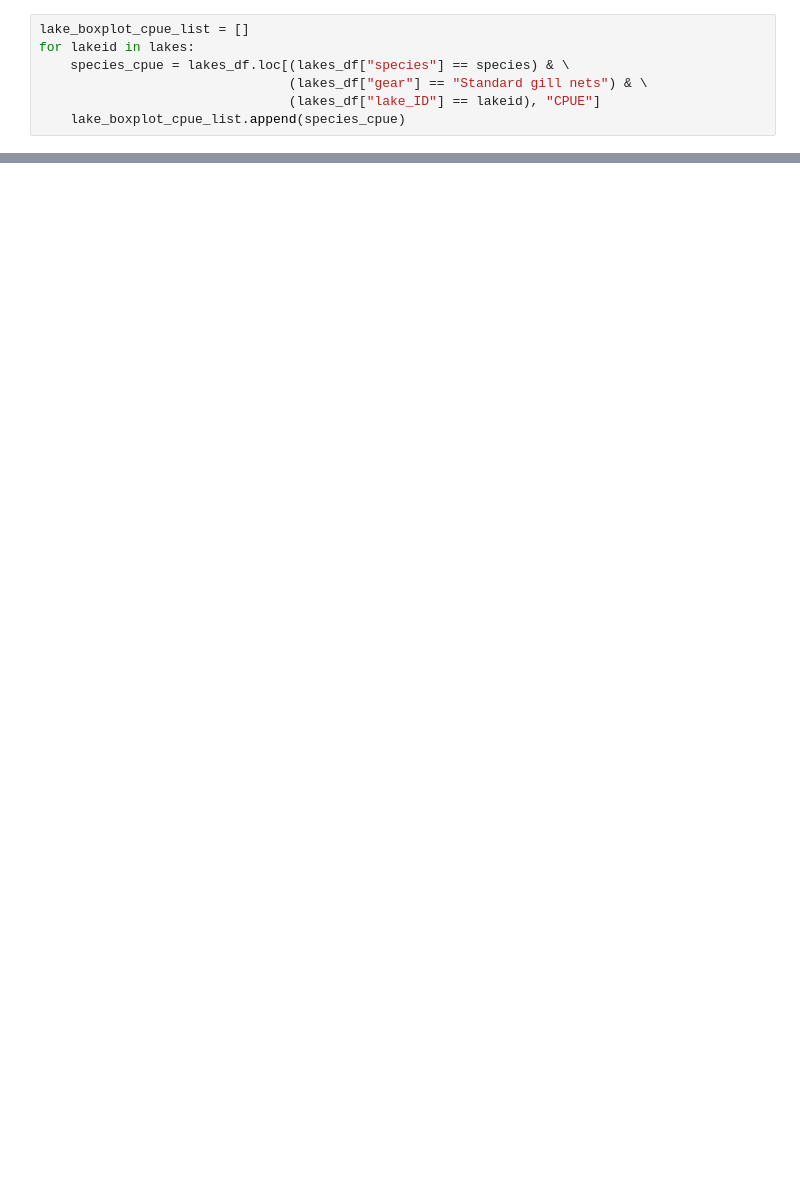
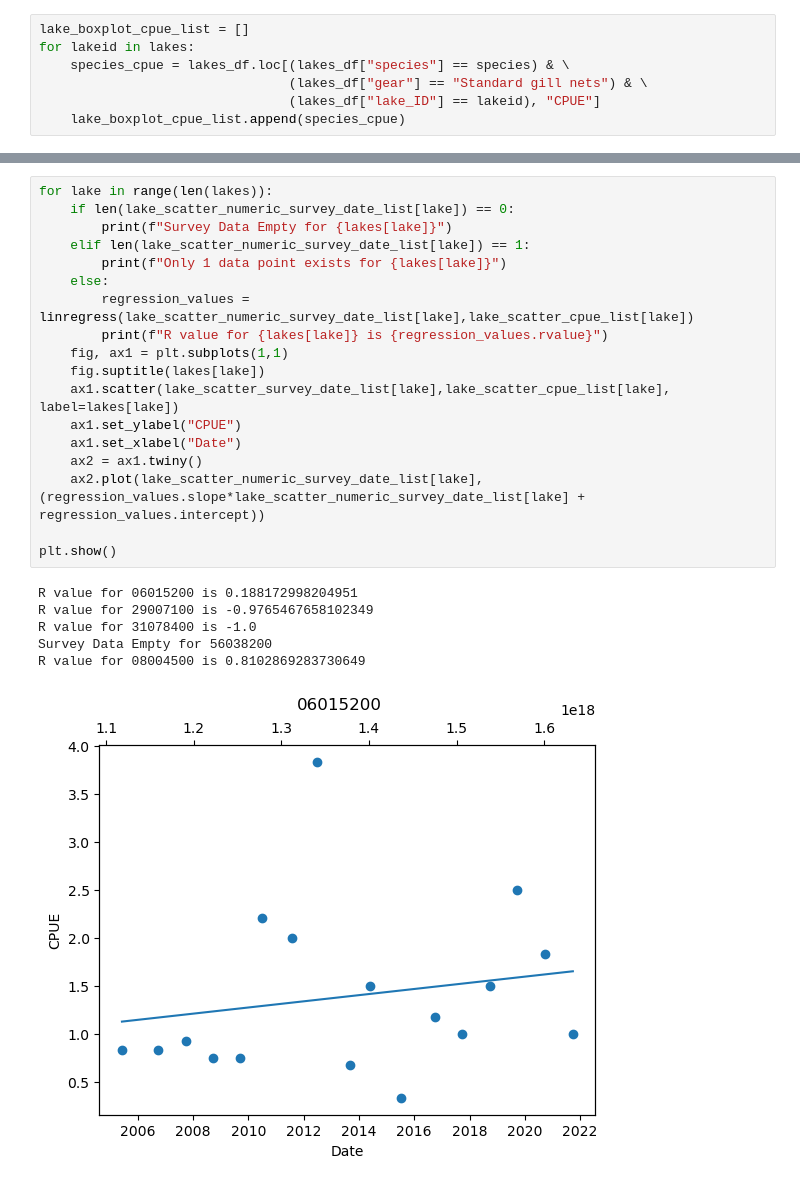
Before and after one commit to lwunderl/Minnesota-Fish-Explorer, a Jupyter notebook: Fish_Survey/fish_analysis.ipynb, the cells around one changed output, grey strips where cells are left out. Drawn from its saved outputs; the diff is of its cells as text; blank space fills up the shorter version.

```diff
--- a/Fish_Survey/fish_analysis.ipynb
+++ b/Fish_Survey/fish_analysis.ipynb
@@ -61,0 +82,25 @@ plt.show()
+# %%
+for lake in range(len(lakes)):
+    if len(lake_scatter_numeric_survey_date_list[lake]) == 0:
+        print(f"Survey Data Empty for {lakes[lake]}")
+    elif len(lake_scatter_numeric_survey_date_list[lake]) == 1:
+        print(f"Only 1 data point exists for {lakes[lake]}")
+    else:
+        regression_values = linregress(lake_scatter_numeric_survey_date_list[lake],lake_scatter_cpue_list[lake])
+        print(f"R value for {lakes[lake]} is {regression_values.rvalue}")
+    fig, ax1 = plt.subplots(1,1)
+    fig.suptitle(lakes[lake])
+    ax1.scatter(lake_scatter_survey_date_list[lake],lake_scatter_cpue_list[lake], label=lakes[lake])
+    ax1.set_ylabel("CPUE")
+    ax1.set_xlabel("Date")
+    ax2 = ax1.twiny()
+    ax2.plot(lake_scatter_numeric_survey_date_list[lake],(regression_values.slope*lake_scatter_numeric_survey_date_list[lake] + regression_values.intercept))
+
+plt.show()
+# %% [output]
+R value for 06015200 is 0.188172998204951
+R value for 29007100 is -0.9765467658102349
+R value for 31078400 is -1.0
+Survey Data Empty for 56038200
+R value for 08004500 is 0.8102869283730649
+[figure, added]
```
Also changed, not shown: parts of 10 cells of this notebook, 12 other files.
